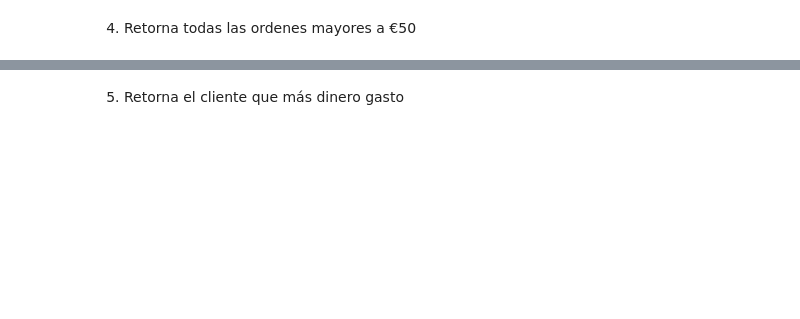
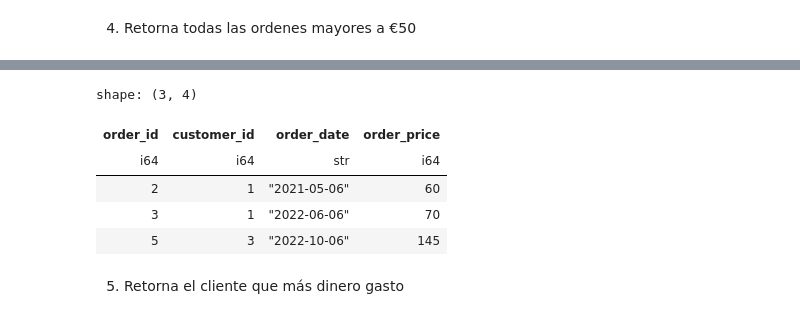
Before and after one commit to IsabelRomoBru/DS102024, a Jupyter notebook: 2-DataAnalysis/6-DataBase/1-Intro_DBs/intro_sql_sqlalchemy.ipynb, the cells around one changed output, grey strips where cells are left out. Saved outputs shown, nothing was run; the diff lists cells and outputs as text; code cells hidden in the pictures; blank space fills up the shorter version.

```diff
--- a/2-DataAnalysis/6-DataBase/1-Intro_DBs/intro_sql_sqlalchemy.ipynb
+++ b/2-DataAnalysis/6-DataBase/1-Intro_DBs/intro_sql_sqlalchemy.ipynb
@@ -292,0 +358,6 @@ ejecutar_query(query=query, devolver_polars=True)
+# %%
+query= 'SELECT * FROM Orders WHERE Order_price>50 '
+
+ejecutar_query(query=query, devolver_polars=True)
+#existe una libreria que se llama duckdb para trabajar con SQL en python
+# %% [output]
@@ -293,3 +368,9 @@ ejecutar_query(query=query, devolver_polars=True)
+shape: (3, 4)
+| order_id | customer_id | order_date | order_price |
+| i64 | i64 | str | i64 |
+| 2 | 1 | "2021-05-06" | 60 |
+| 3 | 1 | "2022-06-06" | 70 |
+| 5 | 3 | "2022-10-06" | 145 |
 # %% [markdown]
 5. Retorna el cliente que más dinero gasto
 # %%
```
Also changed, not shown: parts of 25 cells of this notebook, 7 other files.
